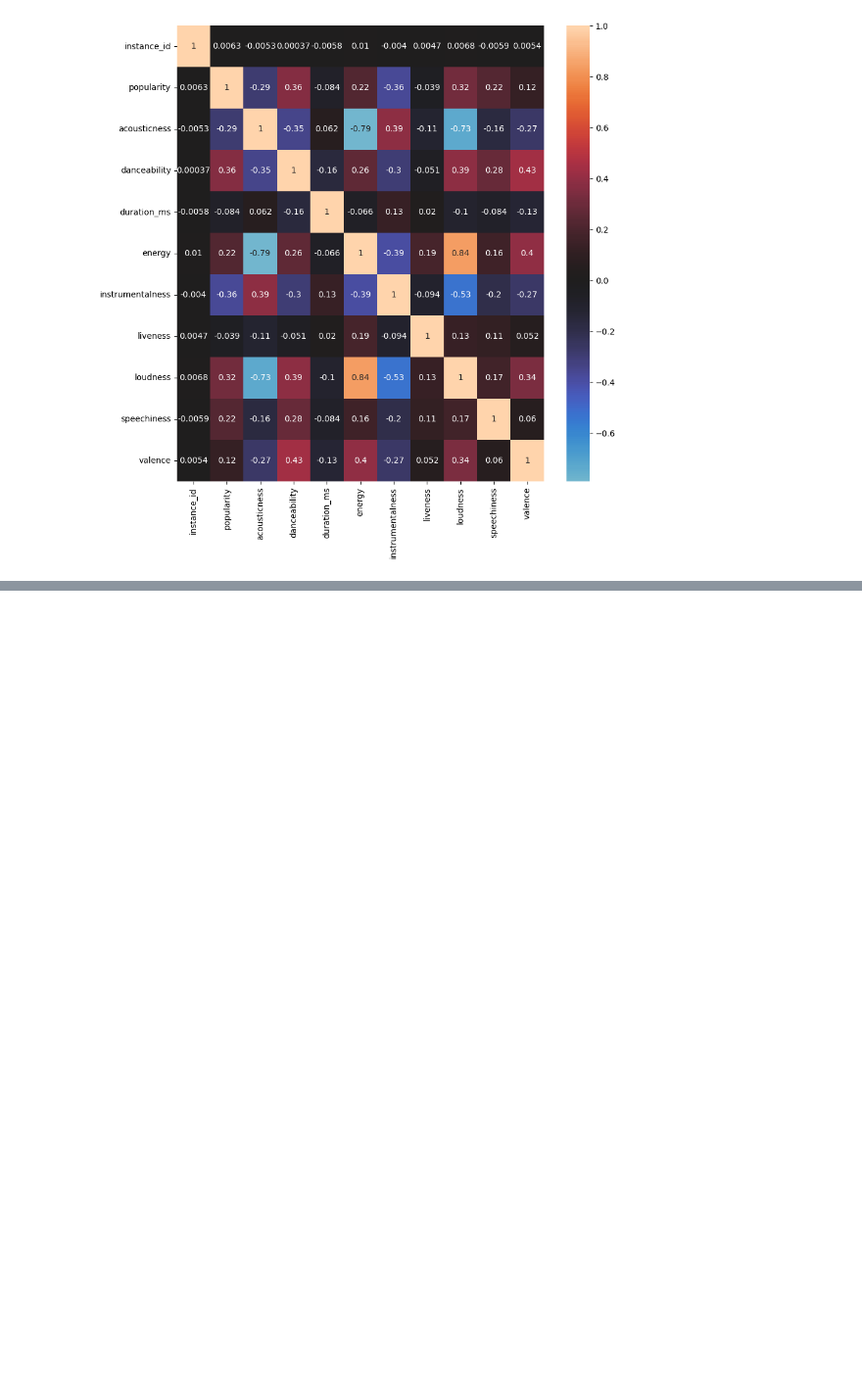
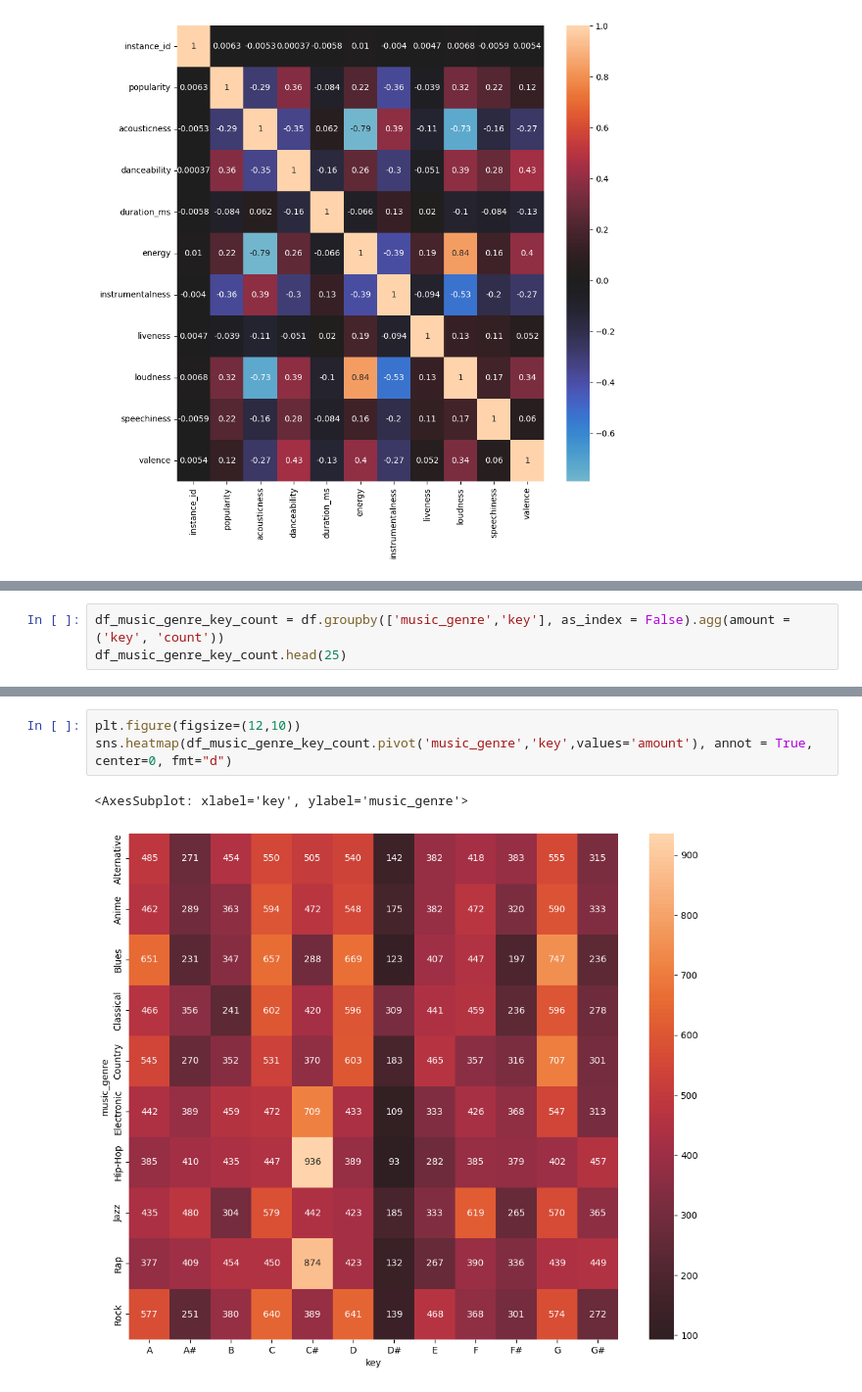
Before and after one commit to smoreyra/Solange-Moreyra-Repository, a Jupyter notebook: EDA Python.ipynb, the cells around one changed output, grey strips where cells are left out. Shown at 98% size. Saved outputs shown, nothing was run; the diff lists cells and outputs as text; blank space fills up the shorter version.

```diff
--- a/EDA Python.ipynb
+++ b/EDA Python.ipynb
@@ -326,0 +423,3 @@ duplicated_artist.head()
+# %%
+df_music_genre_key_count = df.groupby(['music_genre','key'], as_index = False).agg(amount = ('key', 'count'))
+df_music_genre_key_count.head(25)
@@ -326,0 +444,6 @@ duplicated_artist.head()
+# %%
+plt.figure(figsize=(12,10))
+sns.heatmap(df_music_genre_key_count.pivot('music_genre','key',values='amount'), annot = True, center=0, fmt="d")
+# %% [output]
+<AxesSubplot: xlabel='key', ylabel='music_genre'>
+[figure, added]
```
Also changed, not shown: parts of 72 cells of this notebook.
